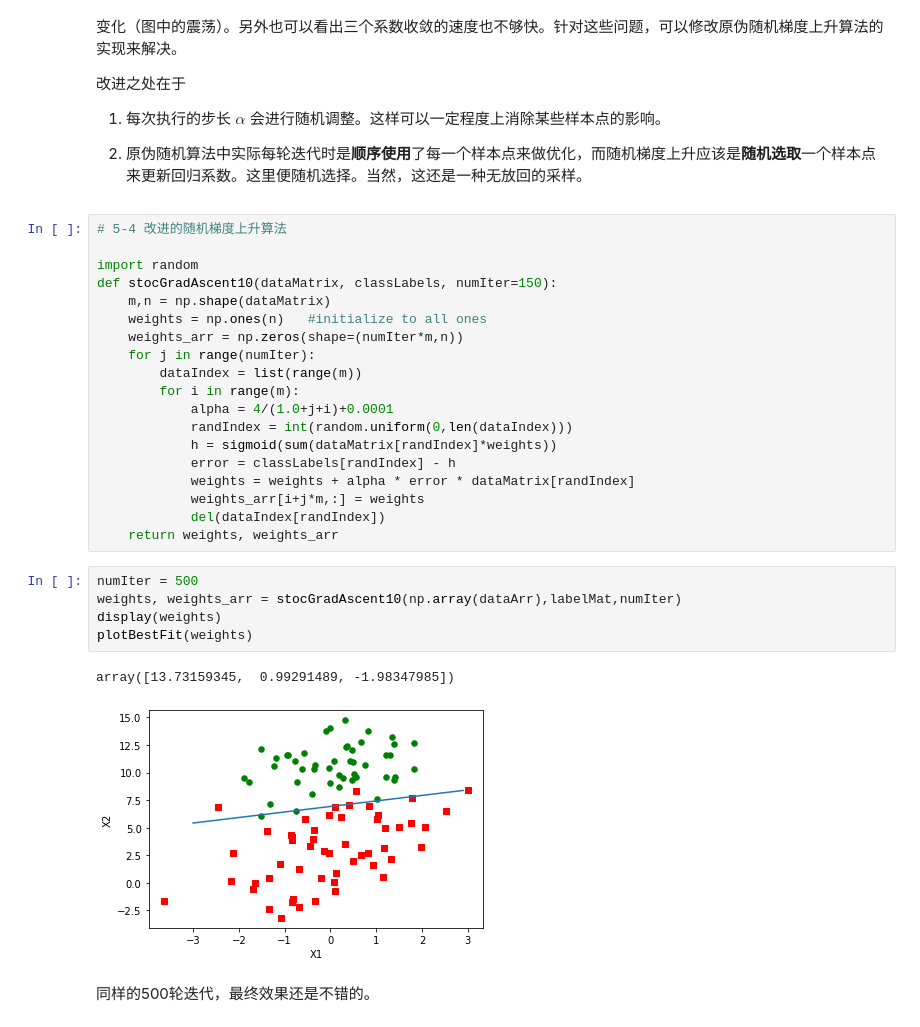
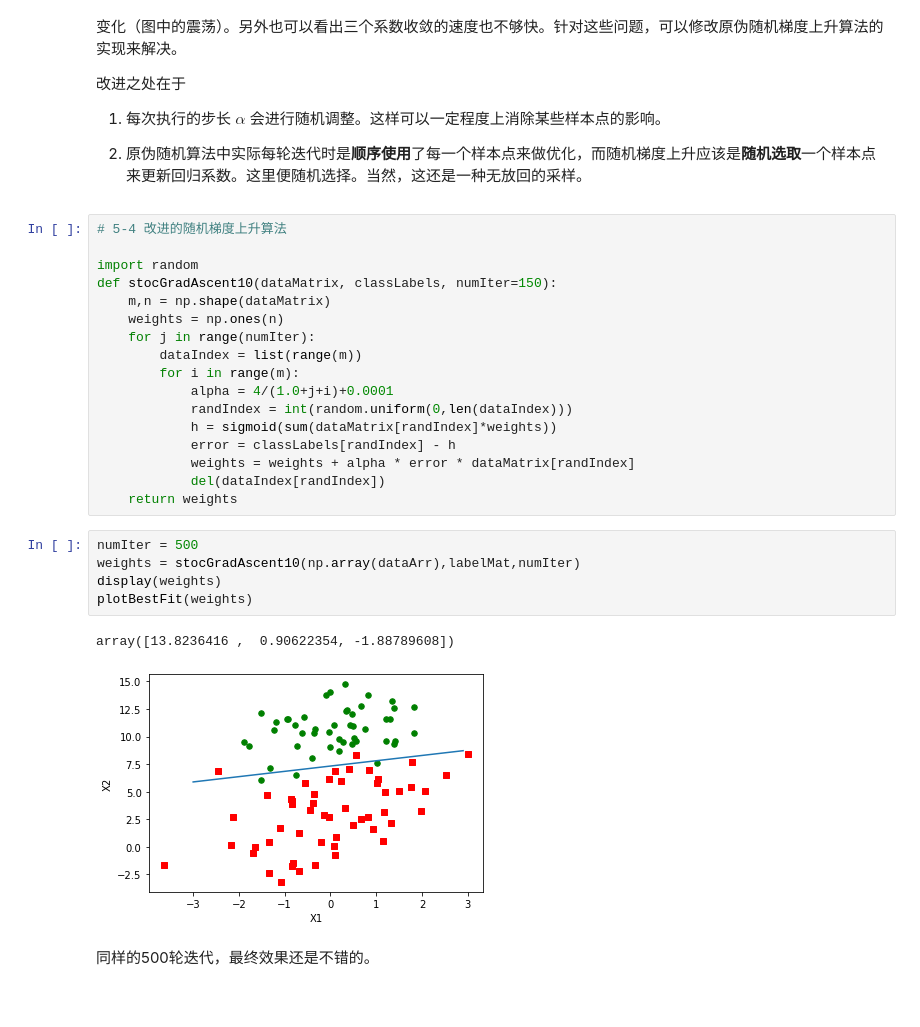
Before and after one commit to MarioZZJ/PM.SimLab-AML, a Jupyter notebook: L6-LogisticRegression.ipynb, the cells around one changed output. Drawn from its saved outputs; the diff is of its cells as text.

Commit message:
Update L6(submit ver.):Analysis and Visualization of BGD/SGD/MBGD. Apr. 24th

```diff
--- a/L6-LogisticRegression.ipynb
+++ b/L6-LogisticRegression.ipynb
@@ -231,8 +216,7 @@ ax1.legend();ax2.legend();ax3.legend()
 import random
 def stocGradAscent10(dataMatrix, classLabels, numIter=150):
     m,n = np.shape(dataMatrix)
-    weights = np.ones(n)   #initialize to all ones
-    weights_arr = np.zeros(shape=(numIter*m,n))
+    weights = np.ones(n)
     for j in range(numIter):
         dataIndex = list(range(m))
         for i in range(m):
@@ -241,16 +225,15 @@ def stocGradAscent10(dataMatrix, classLabels, numIter=150):
             h = sigmoid(sum(dataMatrix[randIndex]*weights))
             error = classLabels[randIndex] - h
             weights = weights + alpha * error * dataMatrix[randIndex]
-            weights_arr[i+j*m,:] = weights
             del(dataIndex[randIndex])
-    return weights, weights_arr
+    return weights
 # %%
 numIter = 500
-weights, weights_arr = stocGradAscent10(np.array(dataArr),labelMat,numIter)
+weights = stocGradAscent10(np.array(dataArr),labelMat,numIter)
 display(weights)
 plotBestFit(weights)
 # %% [output]
-array([13.73159345,  0.99291489, -1.98347985])
+array([13.8236416 ,  0.90622354, -1.88789608])
-[figure, old version]
+[figure, new version]
 # %% [markdown]
 同样的500轮迭代，最终效果还是不错的。
```
Also changed, not shown: parts of 18 cells of this notebook.
